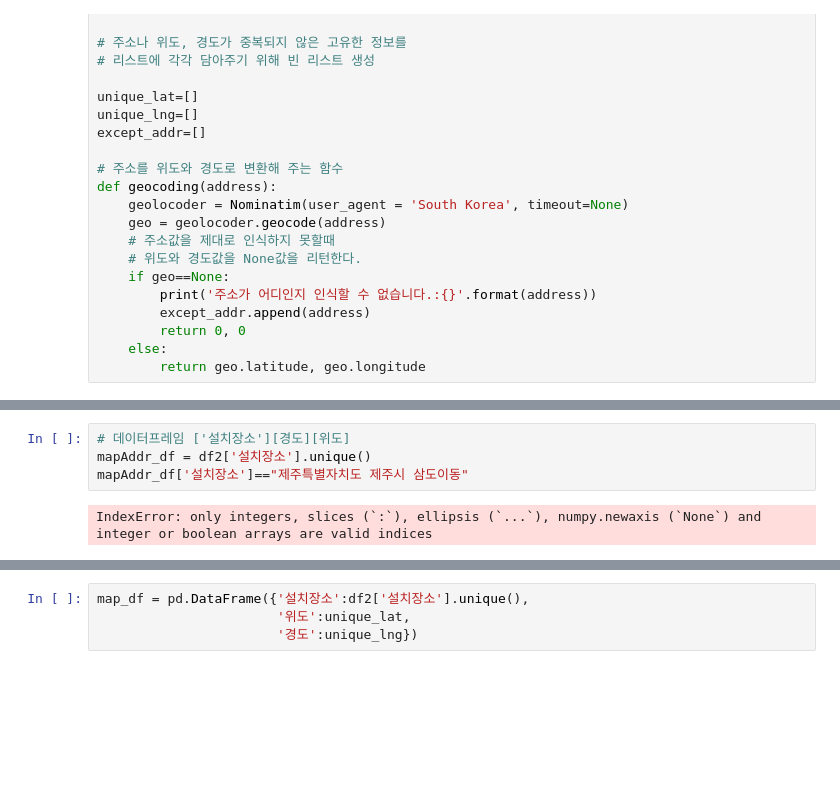
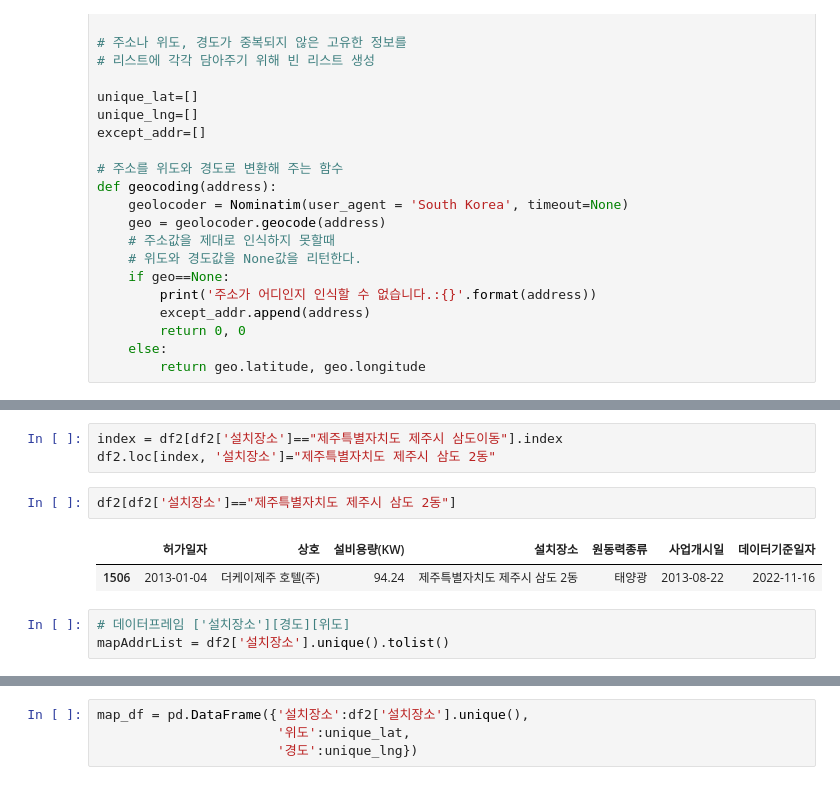
Before and after one commit to venture21/DataScience2024, a Jupyter notebook: 태양광발전소위치_시각화하기_처음부터.ipynb, the cells around one changed output, grey strips where cells are left out. Saved outputs shown, nothing was run; the diff lists cells and outputs as text; blank space fills up the shorter version.

```diff
--- a/태양광발전소위치_시각화하기_처음부터.ipynb
+++ b/태양광발전소위치_시각화하기_처음부터.ipynb
@@ -294,9 +294,14 @@ geo = geocoding("제주시 삼도 2동")
 print(geo)
 # %% [output]
 (33.5041775, 126.5202364)
+# %%
+index = df2[df2['설치장소']=="제주특별자치도 제주시 삼도이동"].index
+df2.loc[index, '설치장소']="제주특별자치도 제주시 삼도 2동"
+# %%
+df2[df2['설치장소']=="제주특별자치도 제주시 삼도 2동"]
+# %% [output]
+|  | 허가일자 | 상호 | 설비용량(KW) | 설치장소 | 원동력종류 | 사업개시일 | 데이터기준일자 |
+| 1506 | 2013-01-04 | 더케이제주 호텔(주) | 94.24 | 제주특별자치도 제주시 삼도 2동 | 태양광 | 2013-08-22 | 2022-11-16 |
 # %%
 # 데이터프레임 ['설치장소'][경도][위도]
-mapAddr_df = df2['설치장소'].unique()
-mapAddr_df['설치장소']=="제주특별자치도 제주시 삼도이동"
+mapAddrList = df2['설치장소'].unique().tolist()
-# %% [output]
-IndexError: only integers, slices (`:`), ellipsis (`...`), numpy.newaxis (`None`) and integer or boolean arrays are valid indices
```
Also changed, not shown: parts of 3 cells of this notebook.
